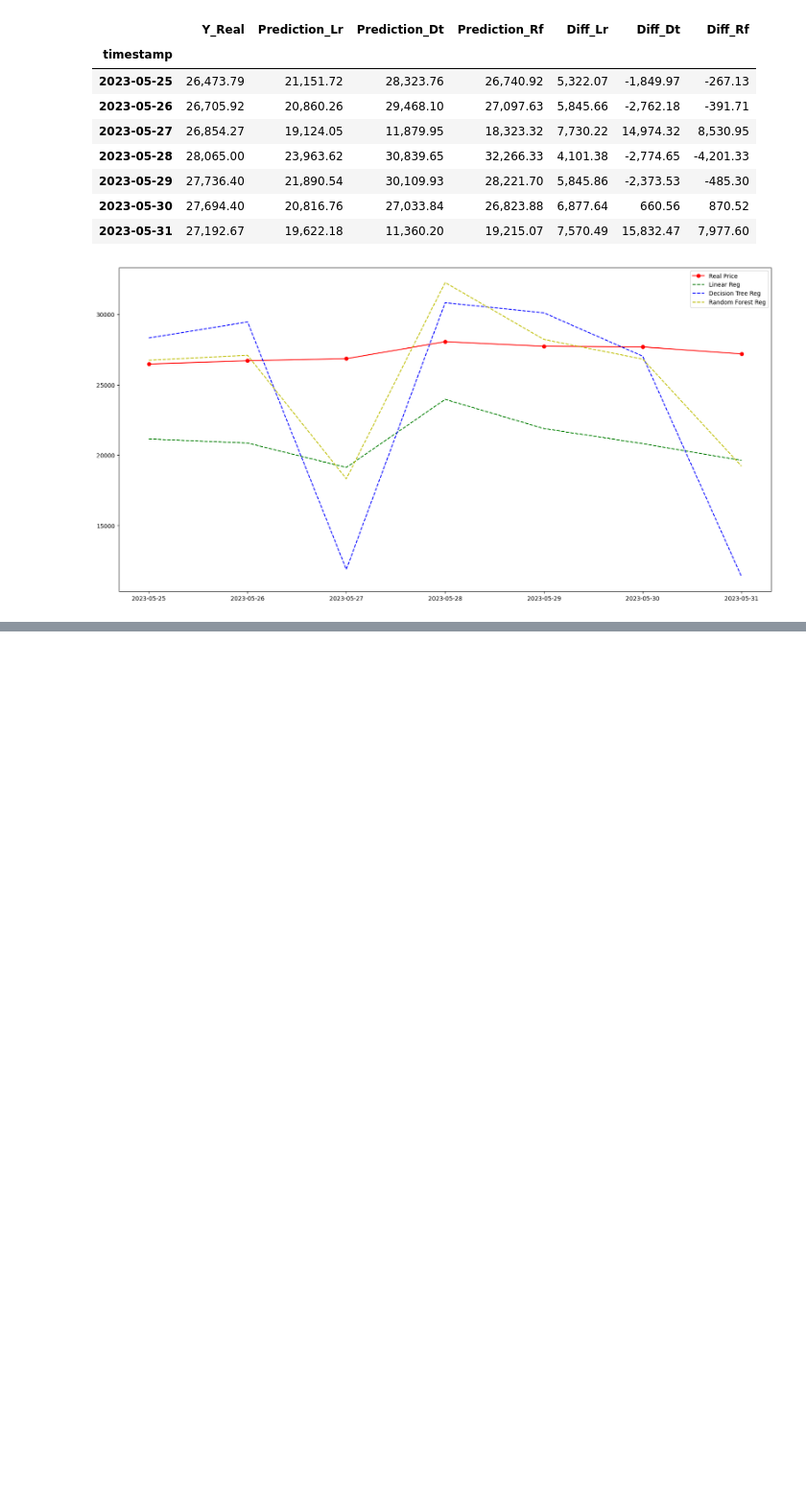
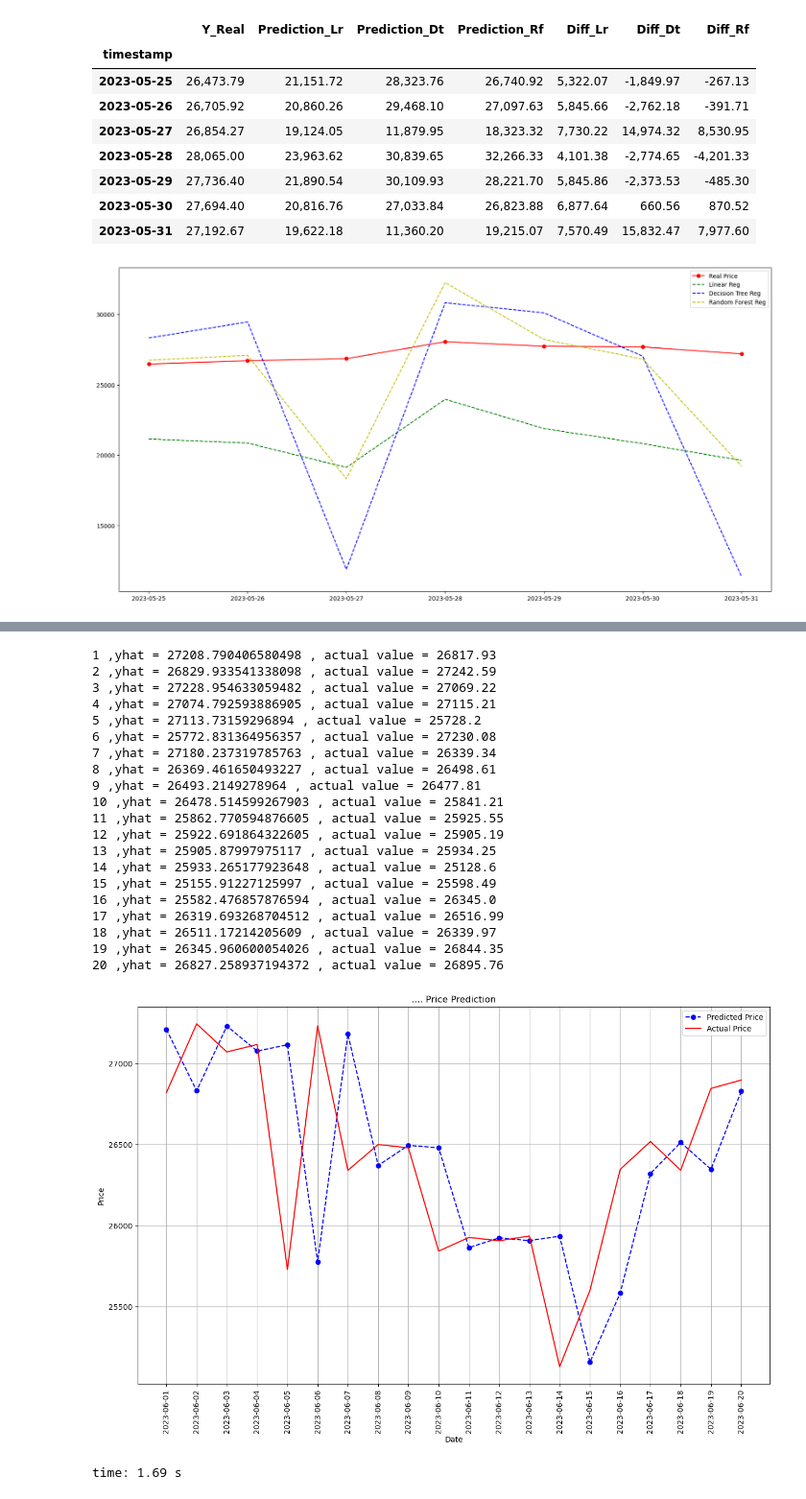
Before and after one commit to abdullahcayde/CryptoBot_with_Binance_Project, a Jupyter notebook: ARIMA_ML_Model_Asset1.ipynb, the cells around one changed output, grey strips where cells are left out. Shown at 96% size. Drawn from its saved outputs; the diff is of its cells as text; code cells hidden in the pictures; blank space fills up the shorter version.

```diff
--- a/ARIMA_ML_Model_Asset1.ipynb
+++ b/ARIMA_ML_Model_Asset1.ipynb
@@ -820,0 +883,77 @@ plt.legend();
+# %%
+# Read Daily Data and select Asset 1
+path = config.path_ARIMA
+
+df01 = pd.read_csv(f'{path}/All_2023_06_01_to_2023_06_20_daily.csv')
+df_test = df01.loc[df01.id_asset == 1]
+df_test.index = df_test['timestamp']
+
+test_df = df_test['close']
+test_data = list(test_df)
+
+
+df02 = pd.read_csv(f'{path}/All_2017_01_01_to_2023_05_31_daily.csv')
+df = df02.loc[df02.id_asset == 1]
+df.index = df['timestamp']
+
+train_df = df['close']
+train_data = list(train_df)
+
+
+
+# Model Predictin with ARIMA
+model_predictions = []
+n_test_obser = len(test_data)
+n = 0
+
+for i in range(n_test_obser):
+    model = ARIMA(train_data, order = (1,1,0))
+    model_fit = model.fit()
+    output = model_fit.forecast()
+    yhat = output[0]
+    model_predictions.append(yhat)
+    actual_test_value = test_data[i]
+    train_data.append(actual_test_value)   # ==> Add actual value to train data , we need to append the value
+    n+=1
+
+    print(f'{n} ,yhat = {yhat} , actual value = {actual_test_value}')
+
+
+# Plot 03 - Predicted and Actual Price
+plt.figure(figsize=(15,9))
+plt.grid(True)
+
+data_range = df_test.index
+
+plt.plot(data_range, model_predictions, 'blue', marker ='o', linestyle = 'dashed', label = 'Predicted Price')
+plt.plot(data_range, test_data, 'red', label = 'Actual Price' )
+
+plt.title('.... Price Prediction')
+plt.xlabel('Date')
+plt.xticks(rotation=90)
+plt.ylabel('Price')
+plt.legend()
+plt.show()
+# %% [output]
+1 ,yhat = 27208.790406580498 , actual value = 26817.93
+2 ,yhat = 26829.933541338098 , actual value = 27242.59
+3 ,yhat = 27228.954633059482 , actual value = 27069.22
+4 ,yhat = 27074.792593886905 , actual value = 27115.21
+5 ,yhat = 27113.73159296894 , actual value = 25728.2
+6 ,yhat = 25772.831364956357 , actual value = 27230.08
+7 ,yhat = 27180.237319785763 , actual value = 26339.34
+8 ,yhat = 26369.461650493227 , actual value = 26498.61
+9 ,yhat = 26493.2149278964 , actual value = 26477.81
+10 ,yhat = 26478.514599267903 , actual value = 25841.21
+11 ,yhat = 25862.770594876605 , actual value = 25925.55
+12 ,yhat = 25922.691864322605 , actual value = 25905.19
+13 ,yhat = 25905.87997975117 , actual value = 25934.25
+14 ,yhat = 25933.265177923648 , actual value = 25128.6
+15 ,yhat = 25155.91227125997 , actual value = 25598.49
+16 ,yhat = 25582.476857876594 , actual value = 26345.0
+17 ,yhat = 26319.693268704512 , actual value = 26516.99
+18 ,yhat = 26511.17214205609 , actual value = 26339.97
+19 ,yhat = 26345.960600054026 , actual value = 26844.35
+20 ,yhat = 26827.258937194372 , actual value = 26895.76
+[figure, added]
+time: 1.69 s
```
Also changed, not shown: parts of 10 cells of this notebook, 4 other files.
